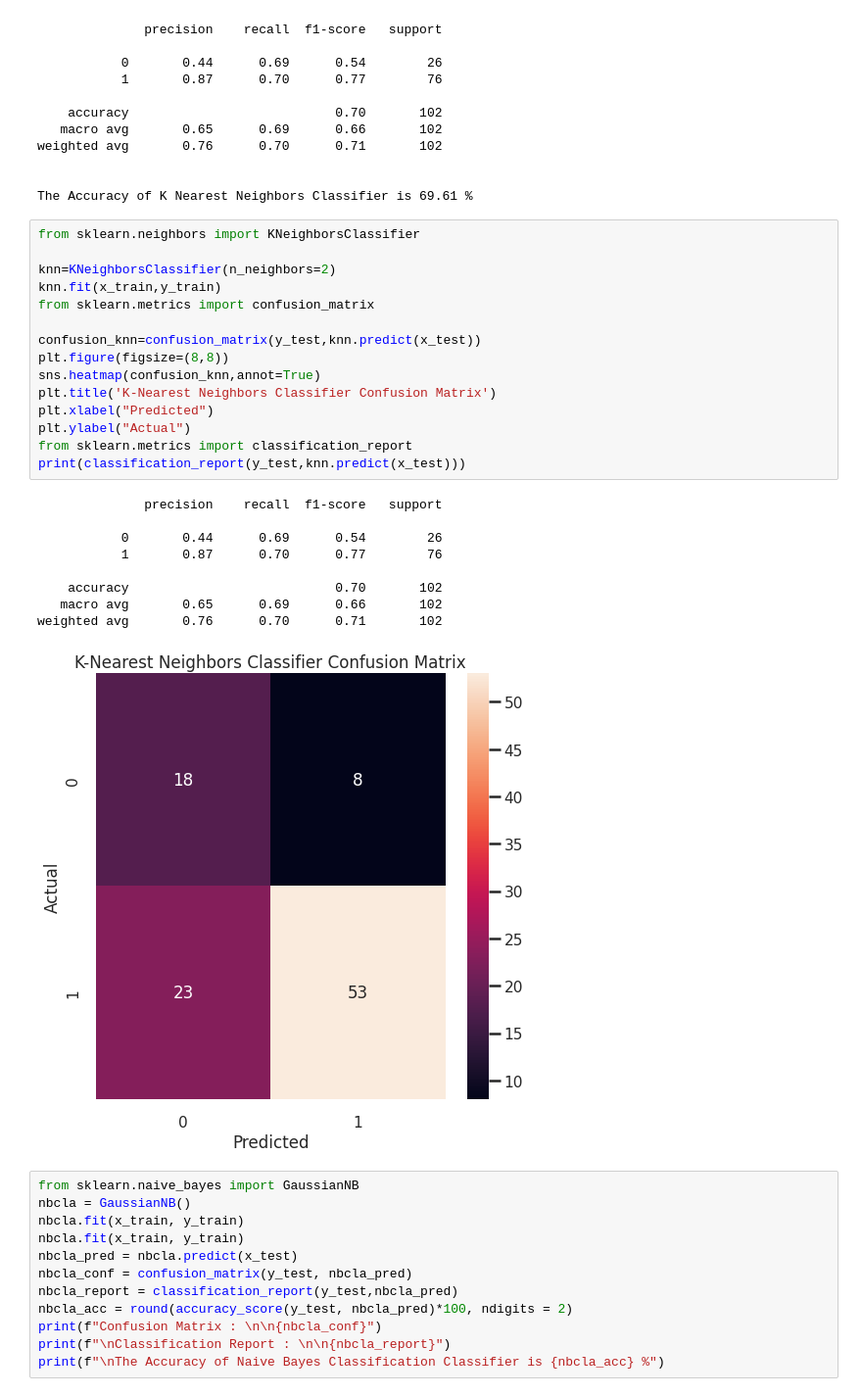
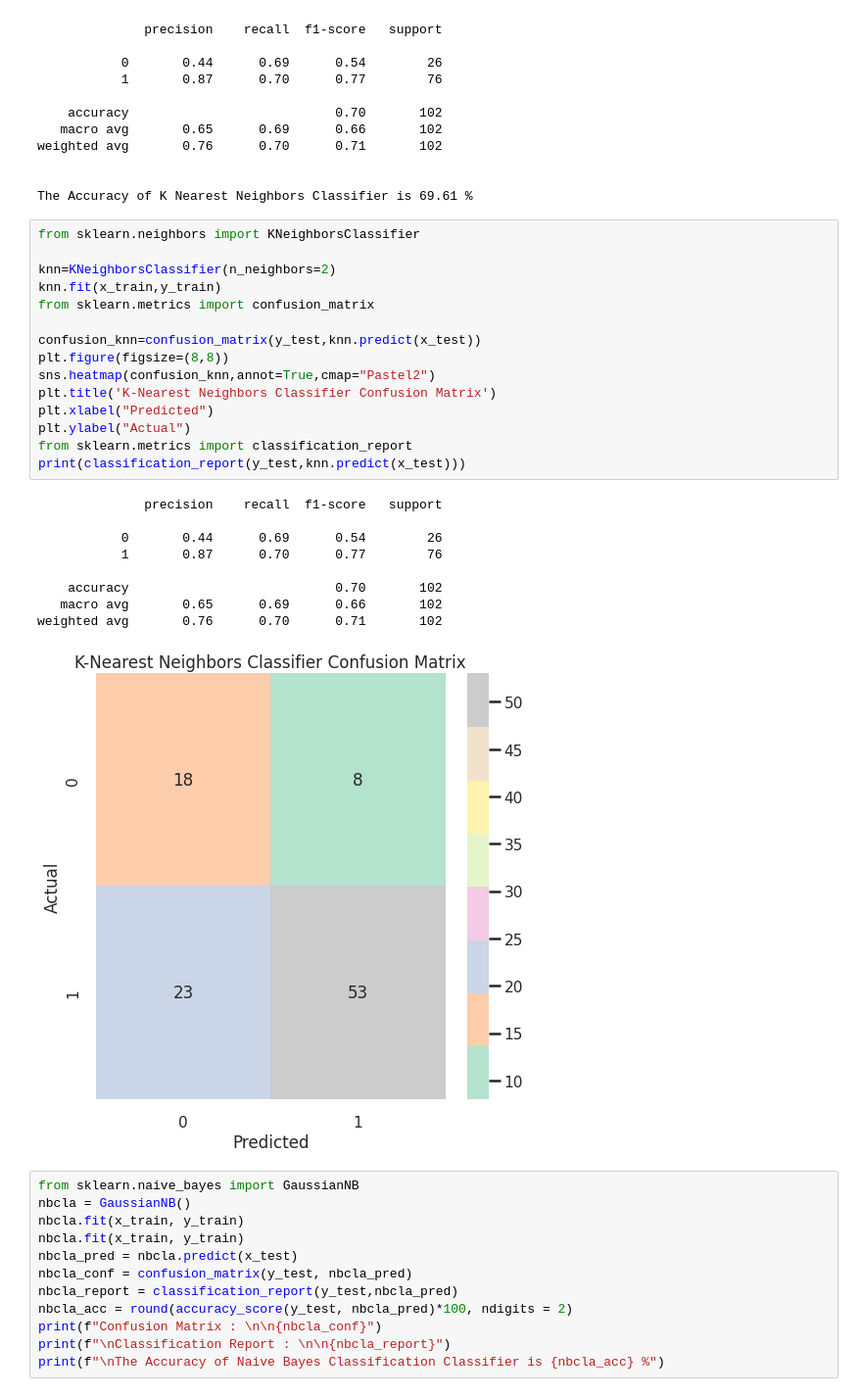
Before and after one commit to tanzina-islam/Lung_Cancer_Prediction_Using_ML, a Jupyter notebook: Lung_Cancer_Prediction.ipynb, the cells around one changed output. Shown at 98% size. Cells and saved outputs as stored; diff of their text form.

```diff
--- a/Lung_Cancer_Prediction.ipynb
+++ b/Lung_Cancer_Prediction.ipynb
@@ -493,28 +493,28 @@ The Accuracy of K Nearest Neighbors Classifier is 69.61 %
 # %%
 from sklearn.neighbors import KNeighborsClassifier
 
 knn=KNeighborsClassifier(n_neighbors=2)
 knn.fit(x_train,y_train)
 from sklearn.metrics import confusion_matrix
 
 confusion_knn=confusion_matrix(y_test,knn.predict(x_test))
 plt.figure(figsize=(8,8))
-sns.heatmap(confusion_knn,annot=True)
+sns.heatmap(confusion_knn,annot=True,cmap="Pastel2")
 plt.title('K-Nearest Neighbors Classifier Confusion Matrix')
 plt.xlabel("Predicted")
 plt.ylabel("Actual")
 from sklearn.metrics import classification_report
 print(classification_report(y_test,knn.predict(x_test)))
 # %% [output]
               precision    recall  f1-score   support
 
            0       0.44      0.69      0.54        26
            1       0.87      0.70      0.77        76
 
     accuracy                           0.70       102
    macro avg       0.65      0.69      0.66       102
 weighted avg       0.76      0.70      0.71       102
-[figure, old version]
+[figure, new version]
 # %%
 from sklearn.naive_bayes import GaussianNB
 nbcla = GaussianNB()
```
Also changed, not shown: parts of 8 cells of this notebook.
